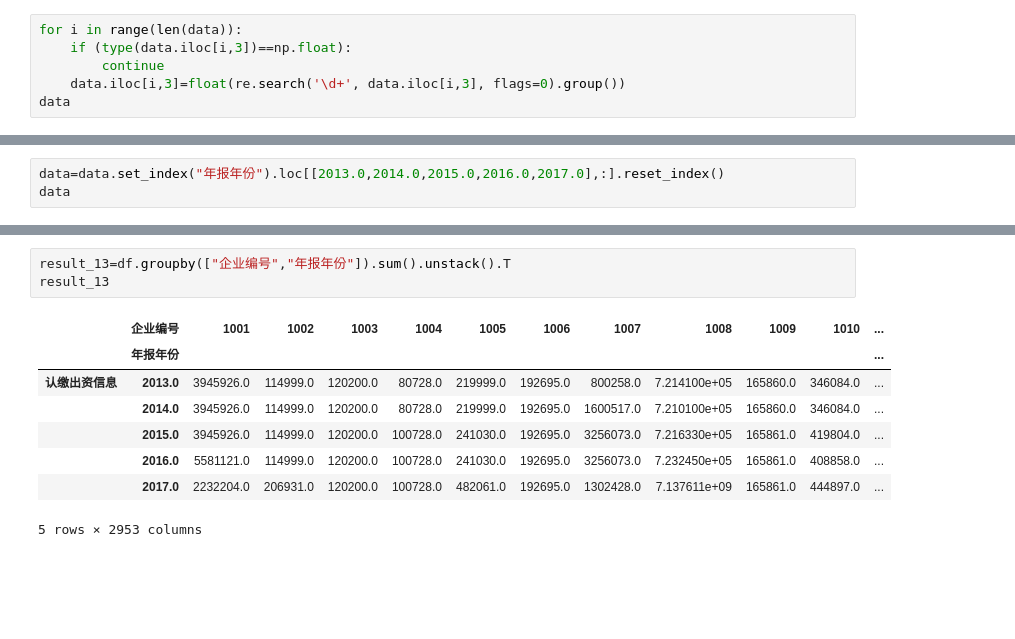
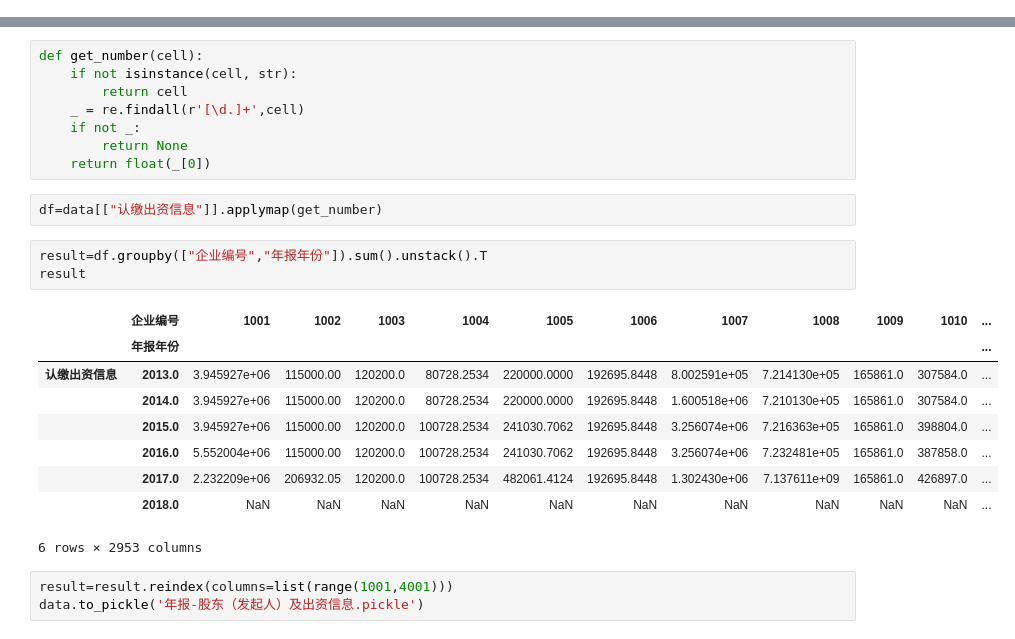
Before and after one commit to CourierKyn/isi-world-cup, a Jupyter notebook: 年报-股东（发起人）及出资信息.ipynb, the cells around one changed output, grey strips where cells are left out. Cells and saved outputs as stored; diff of their text form; blank space fills up the shorter version.

```diff
--- a/年报-股东（发起人）及出资信息.ipynb
+++ b/年报-股东（发起人）及出资信息.ipynb
@@ -31,6 +38,0 @@ re.search('\d+', str1, flags=0)
-# %%
-for i in range(len(data)):
-    if (type(data.iloc[i,3])==np.float):
-        continue
-    data.iloc[i,3]=float(re.search('\d+', data.iloc[i,3], flags=0).group())
-data
@@ -56,3 +38,0 @@ data
-# %%
-data=data.set_index("年报年份").loc[[2013.0,2014.0,2015.0,2016.0,2017.0],:].reset_index()
-data
@@ -100,12 +39,26 @@ df
+# %%
+def get_number(cell):
+    if not isinstance(cell, str):
+        return cell
+    _ = re.findall(r'[\d.]+',cell)
+    if not _:
+        return None
+    return float(_[0])
+# %%
+df=data[["认缴出资信息"]].applymap(get_number)
 # %%
-result_13=df.groupby(["企业编号","年报年份"]).sum().unstack().T
-result_13
+result=df.groupby(["企业编号","年报年份"]).sum().unstack().T
+result
 # %% [output]
 |  | 企业编号 | 1001 | 1002 | 1003 | 1004 | 1005 | 1006 | 1007 | 1008 | 1009 | 1010 | ... |
 |  | 年报年份 |  |  |  |  |  |  |  |  |  |  | ... |
-| 认缴出资信息 | 2013.0 | 3945926.0 | 114999.0 | 120200.0 | 80728.0 | 219999.0 | 192695.0 | 800258.0 | 7.214100e+05 | 165860.0 | 346084.0 | ... |
-|  | 2014.0 | 3945926.0 | 114999.0 | 120200.0 | 80728.0 | 219999.0 | 192695.0 | 1600517.0 | 7.210100e+05 | 165860.0 | 346084.0 | ... |
-|  | 2015.0 | 3945926.0 | 114999.0 | 120200.0 | 100728.0 | 241030.0 | 192695.0 | 3256073.0 | 7.216330e+05 | 165861.0 | 419804.0 | ... |
-|  | 2016.0 | 5581121.0 | 114999.0 | 120200.0 | 100728.0 | 241030.0 | 192695.0 | 3256073.0 | 7.232450e+05 | 165861.0 | 408858.0 | ... |
-|  | 2017.0 | 2232204.0 | 206931.0 | 120200.0 | 100728.0 | 482061.0 | 192695.0 | 1302428.0 | 7.137611e+09 | 165861.0 | 444897.0 | ... |
+| 认缴出资信息 | 2013.0 | 3.945927e+06 | 115000.00 | 120200.0 | 80728.2534 | 220000.0000 | 192695.8448 | 8.002591e+05 | 7.214130e+05 | 165861.0 | 307584.0 | ... |
+|  | 2014.0 | 3.945927e+06 | 115000.00 | 120200.0 | 80728.2534 | 220000.0000 | 192695.8448 | 1.600518e+06 | 7.210130e+05 | 165861.0 | 307584.0 | ... |
+|  | 2015.0 | 3.945927e+06 | 115000.00 | 120200.0 | 100728.2534 | 241030.7062 | 192695.8448 | 3.256074e+06 | 7.216363e+05 | 165861.0 | 398804.0 | ... |
+|  | 2016.0 | 5.552004e+06 | 115000.00 | 120200.0 | 100728.2534 | 241030.7062 | 192695.8448 | 3.256074e+06 | 7.232481e+05 | 165861.0 | 387858.0 | ... |
+|  | 2017.0 | 2.232209e+06 | 206932.05 | 120200.0 | 100728.2534 | 482061.4124 | 192695.8448 | 1.302430e+06 | 7.137611e+09 | 165861.0 | 426897.0 | ... |
+|  | 2018.0 | NaN | NaN | NaN | NaN | NaN | NaN | NaN | NaN | NaN | NaN | ... |
-5 rows × 2953 columns
+6 rows × 2953 columns
+# %%
+result=result.reindex(columns=list(range(1001,4001)))
+data.to_pickle('年报-股东（发起人）及出资信息.pickle')
```
Also changed, not shown: parts of 5 cells of this notebook, 24 other files.
